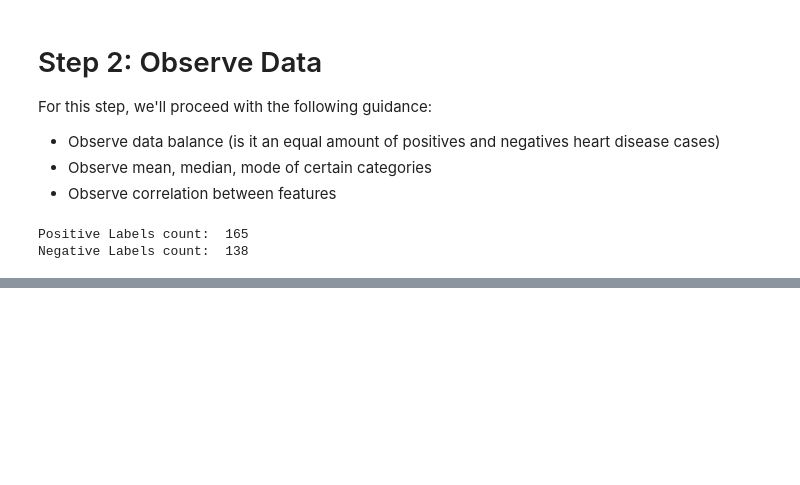
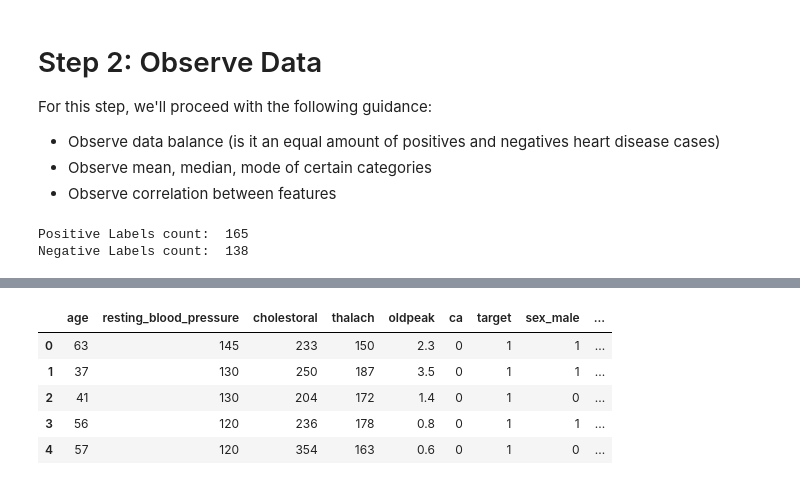
Before and after one commit to derekly56/HeartDisease_ML, a Jupyter notebook: data/heart_disease_data_exploratory.ipynb, the cells around one changed output, grey strips where cells are left out. Saved outputs shown, nothing was run; the diff lists cells and outputs as text; code cells hidden in the pictures; blank space fills up the shorter version.

```diff
--- a/data/heart_disease_data_exploratory.ipynb
+++ b/data/heart_disease_data_exploratory.ipynb
@@ -96,0 +119,30 @@ heart_df.describe()
+# %%
+pd.options.mode.chained_assignment = None
+
+heart_df['sex'][heart_df['sex'] == 0] = 'female'
+heart_df['sex'][heart_df['sex'] == 1] = 'male'
+
+heart_df['chest_pain'][heart_df['chest_pain'] == 0] = 'typical angina'
+heart_df['chest_pain'][heart_df['chest_pain'] == 1] = 'atypical angina'
+heart_df['chest_pain'][heart_df['chest_pain'] == 2] = 'non-anginal pain'
+heart_df['chest_pain'][heart_df['chest_pain'] == 3] = 'asymptomatic'
+
+heart_df['fasting_blood_sugar'][heart_df['fasting_blood_sugar'] == 0] = 'lower than 120mg/ml'
+heart_df['fasting_blood_sugar'][heart_df['fasting_blood_sugar'] == 1] = 'greater than 120mg/ml'
+
+heart_df['resting_ecg'][heart_df['resting_ecg'] == 0] = 'normal'
+heart_df['resting_ecg'][heart_df['resting_ecg'] == 1] = 'ST-T wave abnormality'
+heart_df['resting_ecg'][heart_df['resting_ecg'] == 2] = 'left ventricular hypertrophy'
+
+heart_df['exercise_induced_angina'][heart_df['exercise_induced_angina'] == 0] = 'no'
+heart_df['exercise_induced_angina'][heart_df['exercise_induced_angina'] == 1] = 'yes'
+
+heart_df['slope_peak_exercise'][heart_df['slope_peak_exercise'] == 1] = 'upsloping'
+heart_df['slope_peak_exercise'][heart_df['slope_peak_exercise'] == 2] = 'flat'
+heart_df['slope_peak_exercise'][heart_df['slope_peak_exercise'] == 3] = 'downsloping'
+
+heart_df['thalassemia'][heart_df['thalassemia'] == 1] = 'normal'
+heart_df['thalassemia'][heart_df['thalassemia'] == 2] = 'fixed defect'
+heart_df['thalassemia'][heart_df['thalassemia'] == 3] = 'reversable defect'
+
+heart_df.head()
@@ -96,0 +156,10 @@ heart_df.describe()
+# %%
+heart_df = pd.get_dummies(heart_df, drop_first=True)
+heart_df.head()
+# %% [output]
+|  | age | resting_blood_pressure | cholestoral | thalach | oldpeak | ca | target | sex_male | ... |
+| 0 | 63 | 145 | 233 | 150 | 2.3 | 0 | 1 | 1 | ... |
+| 1 | 37 | 130 | 250 | 187 | 3.5 | 0 | 1 | 1 | ... |
+| 2 | 41 | 130 | 204 | 172 | 1.4 | 0 | 1 | 0 | ... |
+| 3 | 56 | 120 | 236 | 178 | 0.8 | 0 | 1 | 1 | ... |
+| 4 | 57 | 120 | 354 | 163 | 0.6 | 0 | 1 | 0 | ... |
```
Also changed, not shown: parts of 10 cells of this notebook.
